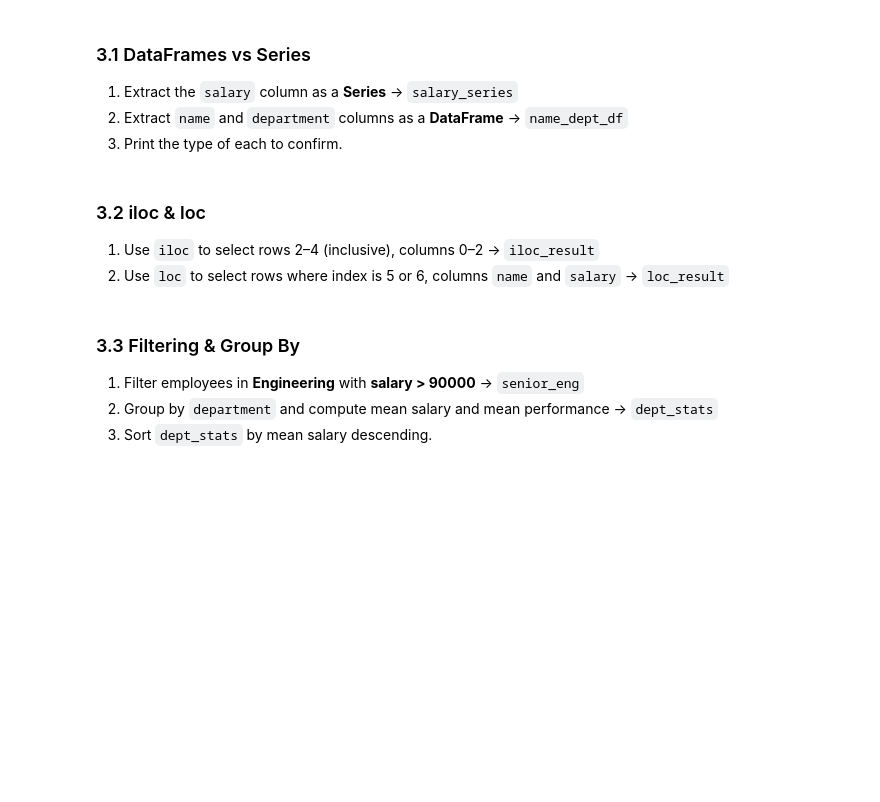
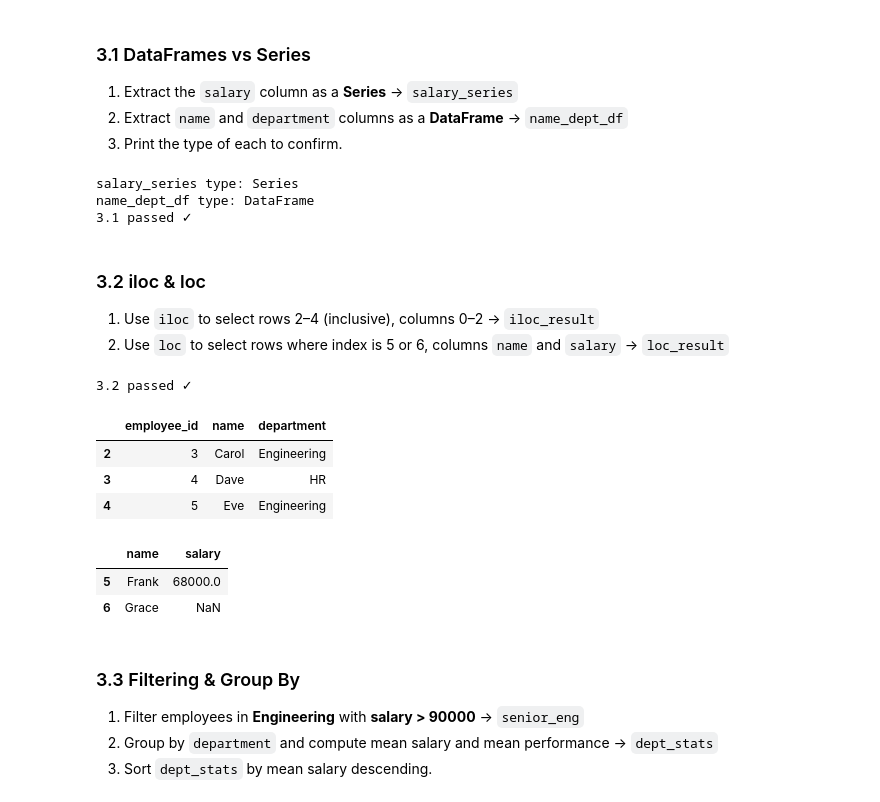
Before and after one commit to maheshshinde9100/Celebal_DS_Internship_Assignments, a Jupyter notebook: week1_Mahesh_Shinde.ipynb, the cells around one changed output. Drawn from its saved outputs; the diff is of its cells as text; code cells hidden in the pictures; blank space fills up the shorter version.

```diff
--- a/week1_Mahesh_Shinde.ipynb
+++ b/week1_Mahesh_Shinde.ipynb
@@ -244,28 +252,41 @@ df.head()
 2. Extract `name` and `department` columns as a **DataFrame** → `name_dept_df`
 3. Print the type of each to confirm.
 # %%
-salary_series = None  # YOUR CODE HERE
-name_dept_df  = None  # YOUR CODE HERE
+salary_series = df['salary']  # YOUR CODE HERE
+name_dept_df  = df[['name','department']]  # YOUR CODE HERE
 
 assert isinstance(salary_series, pd.Series)
 assert isinstance(name_dept_df, pd.DataFrame)
 print(f"salary_series type: {type(salary_series).__name__}")
 print(f"name_dept_df type: {type(name_dept_df).__name__}")
 print("3.1 passed ✓")
+# %% [output]
+salary_series type: Series
+name_dept_df type: DataFrame
+3.1 passed ✓
 # %% [markdown]
 ### 3.2 iloc & loc
 
 1. Use `iloc` to select rows 2–4 (inclusive), columns 0–2 → `iloc_result`
 2. Use `loc` to select rows where index is 5 or 6, columns `name` and `salary` → `loc_result`
 # %%
-iloc_result = None  # YOUR CODE HERE
-loc_result  = None  # YOUR CODE HERE
+iloc_result =df.iloc[2:5,0:3]  # YOUR CODE HERE
+loc_result  =df.loc[5:6, ['name','salary']]  # YOUR CODE HERE
 
 assert iloc_result.shape == (3, 3)
 assert list(loc_result.columns) == ['name', 'salary']
 print("3.2 passed ✓")
 display(iloc_result)
 display(loc_result)
+# %% [output]
+3.2 passed ✓
+|  | employee_id | name | department |
+| 2 | 3 | Carol | Engineering |
+| 3 | 4 | Dave | HR |
+| 4 | 5 | Eve | Engineering |
+|  | name | salary |
+| 5 | Frank | 68000.0 |
+| 6 | Grace | NaN |
 # %% [markdown]
 ### 3.3 Filtering & Group By
 
```
Also changed, not shown: parts of 9 cells of this notebook.
